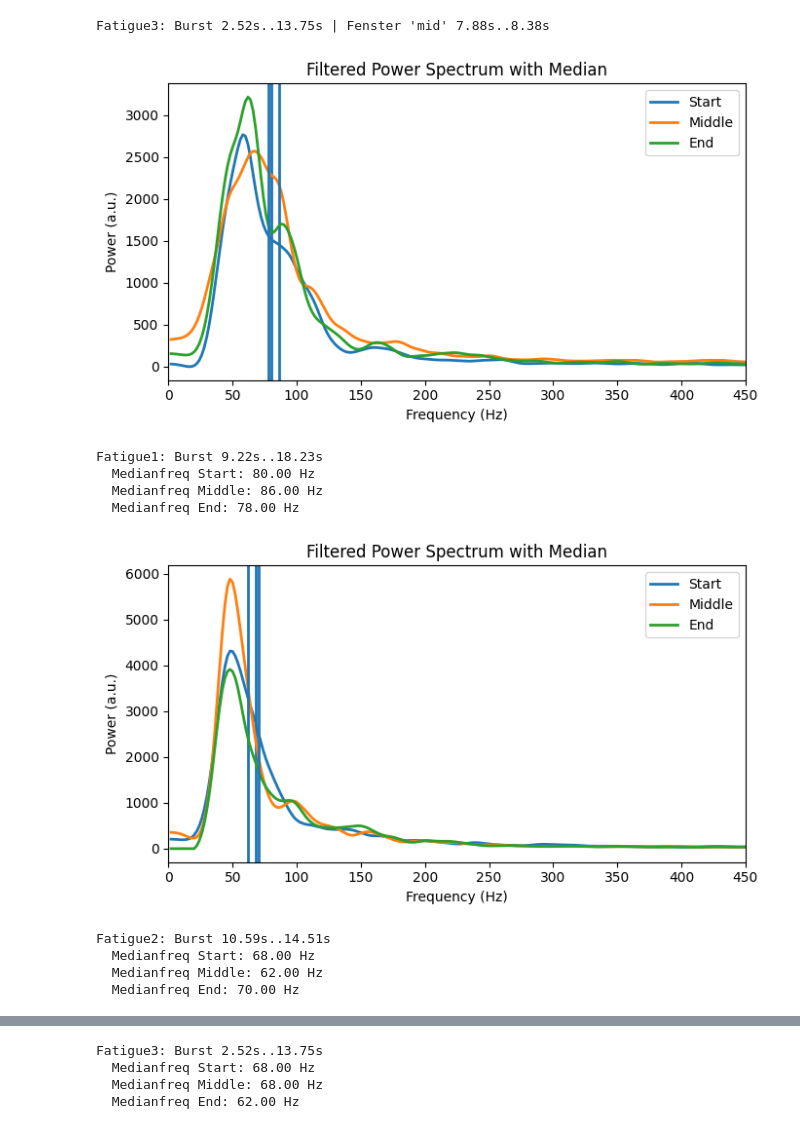
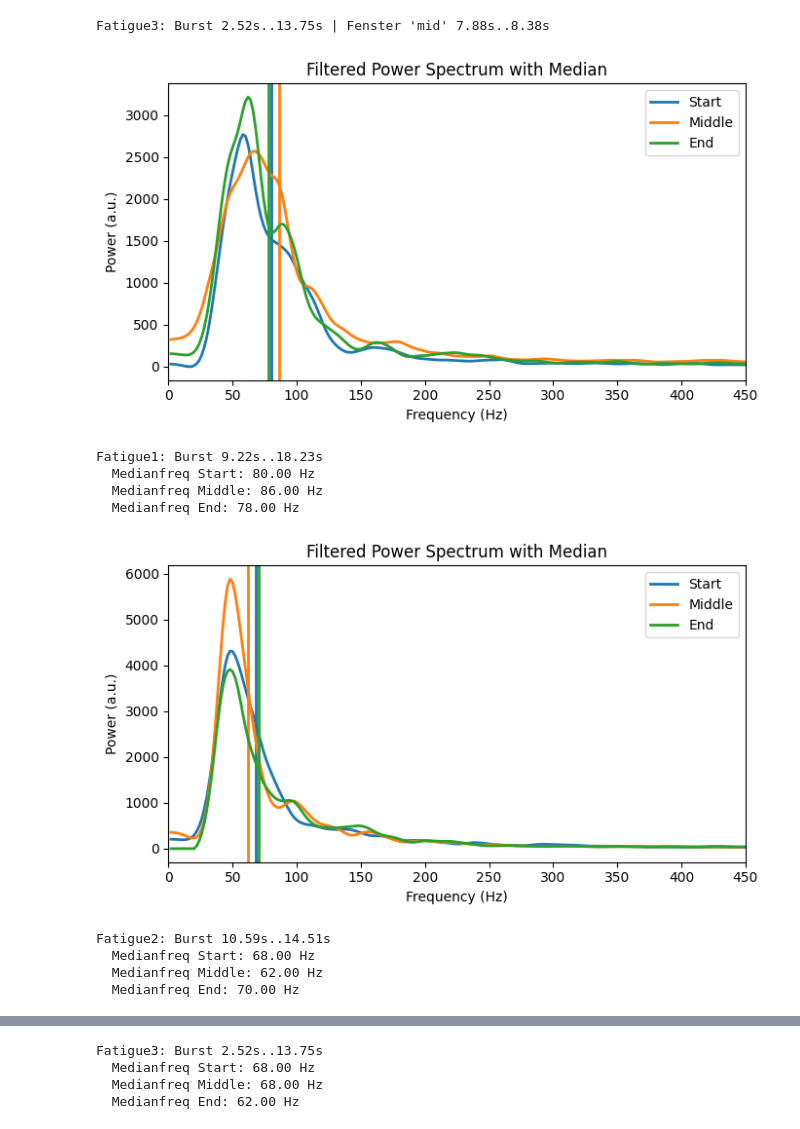
Before and after one commit to Gabse213/Biosignal_Lab_3, a Jupyter notebook: Lab3/MainCode3.ipynb, the cells around one changed output, grey strips where cells are left out. Drawn from its saved outputs; the diff is of its cells as text; code cells hidden in the pictures.

```diff
--- a/Lab3/MainCode3.ipynb
+++ b/Lab3/MainCode3.ipynb
@@ -549,18 +549,3 @@ for i, sig in enumerate(fatigue_filt):
     plt.grid()
 # %% [output]
 [figure]
-# %%
-
-# Medianfrequenzen über Zeit
-mf = np.array(median_freqs).reshape(3,3)
-
-plt.figure()
-for i in range(3):
-    plt.plot([1,2,3], mf[i], 'o-', label=f'Fatigue {i+1}')
-
-plt.xlabel("Zeitpunkt (Start–Mitte–Ende)")
-plt.ylabel("Medianfrequenz [Hz]")
-plt.title("Medianfrequenz bei Ermüdung")
-plt.legend()
-plt.grid()
-plt.show()
@@ -885,43 +868,45 @@ for i, name in enumerate(names):
     plt.ylabel("Power (a.u.)")
 
     medians = {}
     for key, label in parts:
         EMGdata = segs[key]
         EMGdata = EMGdata - np.mean(EMGdata)  # DC entfernen
 
         # PSD
         power, freqs = l3f.get_power(EMGdata, fs)
 
         # (c) PSD glätten (Lowpass 40 Hz)
         power_smooth = butter_lowpass_filter(power, cutoff_hz=cutoff, fs=fs, order=order)
         power_smooth = np.clip(power_smooth, 0, None)
 
         # Medianfreq
         mf = median_frequency(power_smooth, freqs)
         medians[label] = mf
 
-        # Kurve plotten
-        plt.plot(freqs, power_smooth, linewidth=2, label=label)
+        # Kurve plotten (Handle merken, um die Farbe zu übernehmen)
+        (line,) = plt.plot(freqs, power_smooth, linewidth=2, label=label)
+        c = line.get_color()
 
-        # Vertikale Median-Linie
+        # Vertikale Median-Linie in gleicher Farbe
         if np.isfinite(mf):
-            plt.axvline(mf, linewidth=2)
+            plt.axvline(mf, color=c, linewidth=2)
+
 
     plt.xlim(0, 450)
     plt.legend()
     plt.tight_layout()
     plt.show()
 
     print(f"\n{name}: Burst {burst_start/fs:.2f}s..{burst_end/fs:.2f}s")
     for lab, mf in medians.items():
         print(f"  Medianfreq {lab}: {mf:.2f} Hz")
 # %% [output]
-[figure, old version]
+[figure, new version]
 Fatigue1: Burst 9.22s..18.23s
   Medianfreq Start: 80.00 Hz
   Medianfreq Middle: 86.00 Hz
   Medianfreq End: 78.00 Hz
-[figure, old version]
+[figure, new version]
 Fatigue2: Burst 10.59s..14.51s
   Medianfreq Start: 68.00 Hz
   Medianfreq Middle: 62.00 Hz
```
Also changed, not shown: parts of 4 cells of this notebook.
